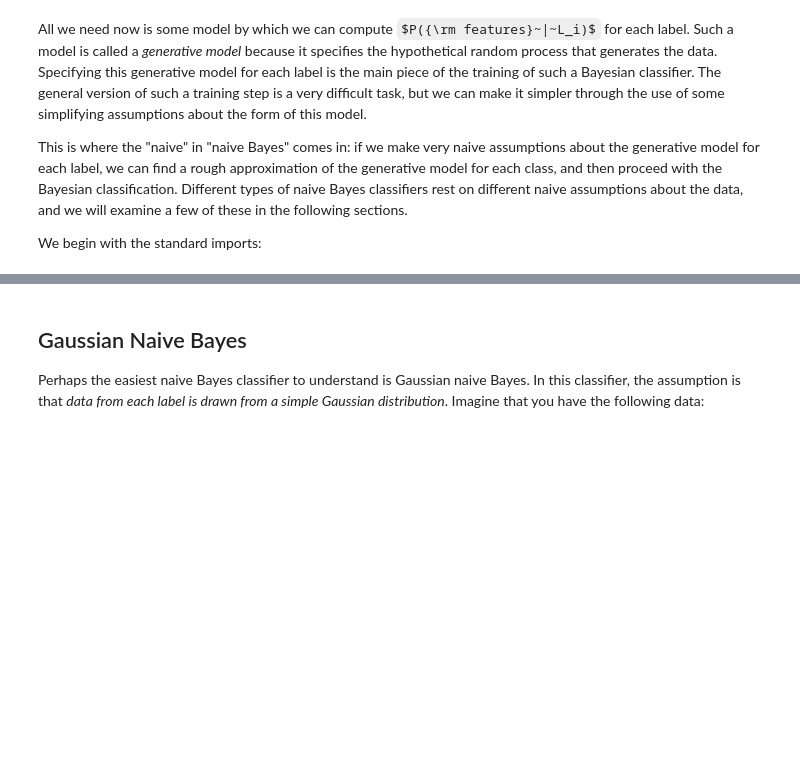
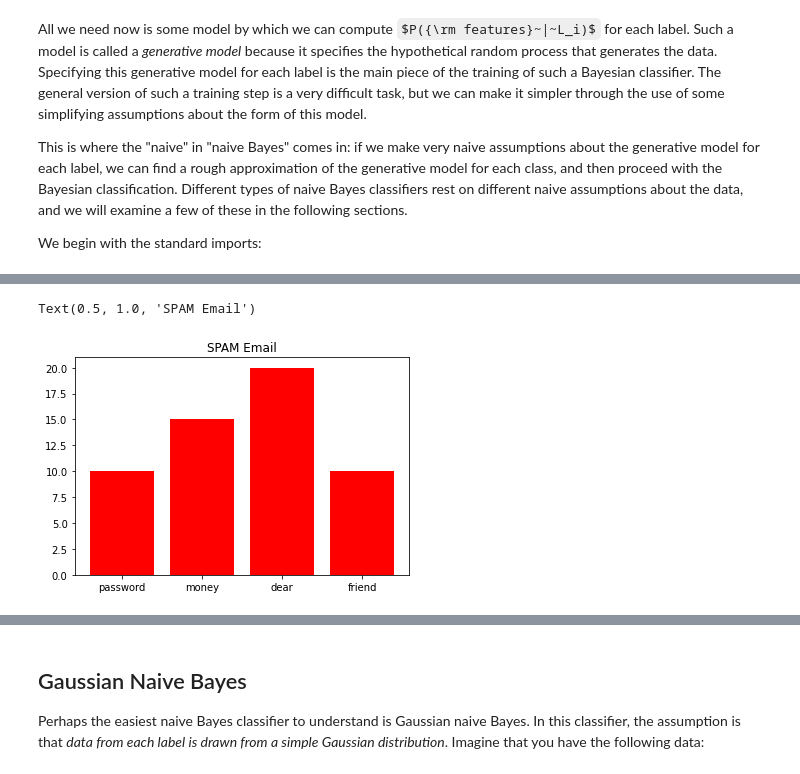
Before and after one commit to johntango/Cert3, a Jupyter notebook: NaiveBayes.ipynb, the cells around one changed output, grey strips where cells are left out. Saved outputs shown, nothing was run; the diff lists cells and outputs as text; code cells hidden in the pictures; some formulas as TeX source; blank space fills up the shorter version.

```diff
--- a/NaiveBayes.ipynb
+++ b/NaiveBayes.ipynb
@@ -39,0 +103,8 @@ We begin with the standard imports:
+# %%
+names = ['password','money','dear','friend']
+freq = [10,15,20,10]
+plt.bar(names,freq,color='red')
+plt.title("SPAM Email")
+# %% [output]
+Text(0.5, 1.0, 'SPAM Email')
+[figure, added]
```
Also changed, not shown: parts of 11 cells of this notebook.
